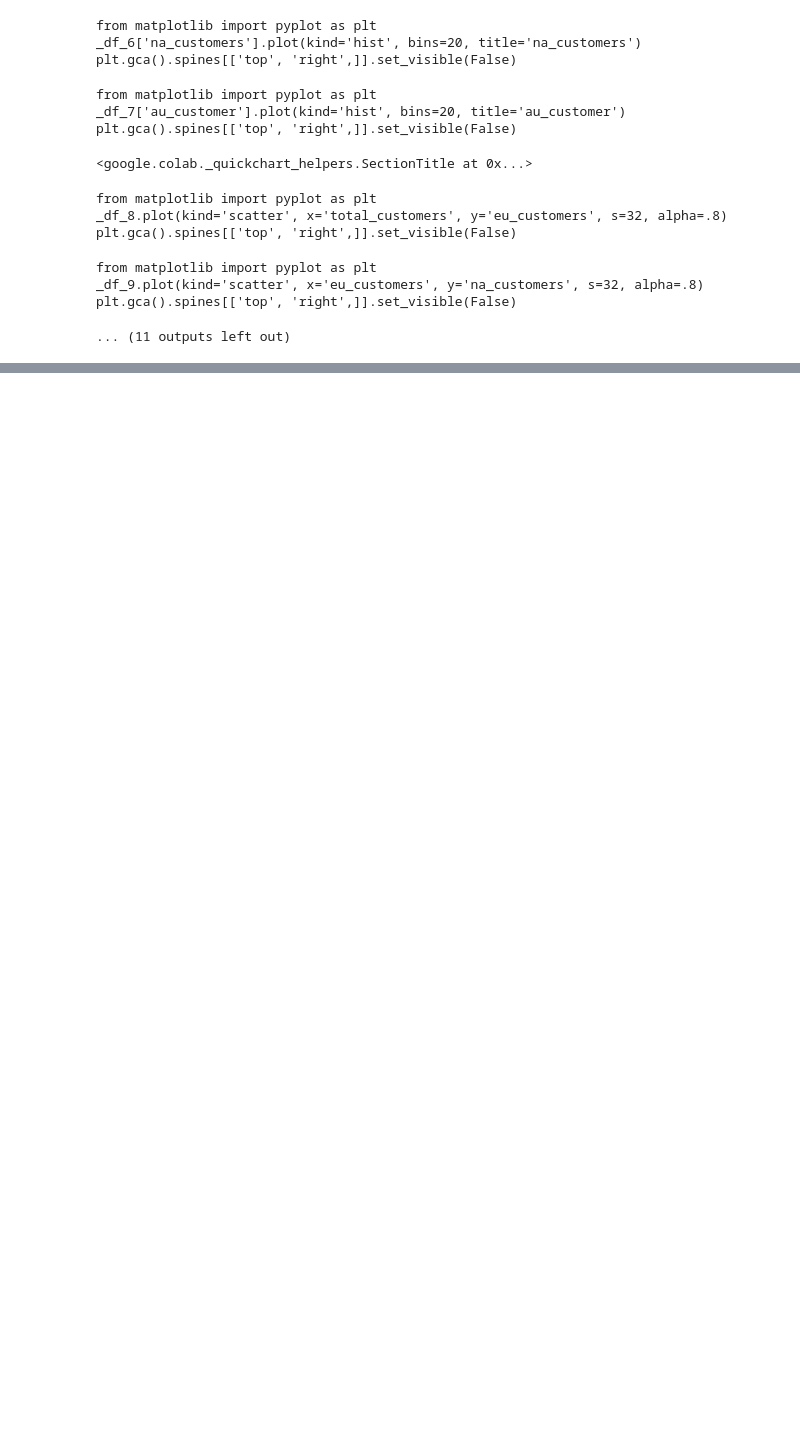
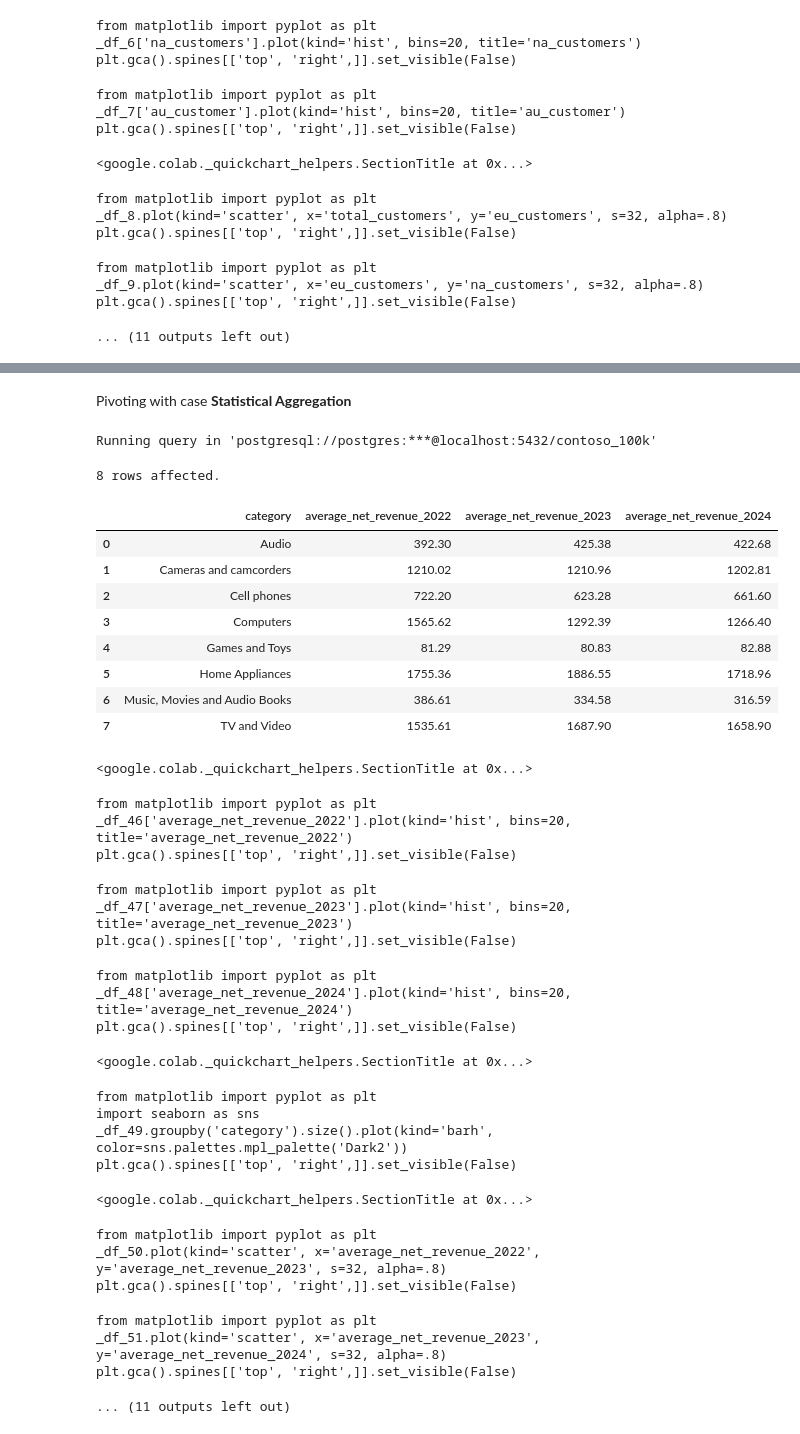
Before and after one commit to Gajimi-hub/SQL-Project, a Jupyter notebook: Resources/Blank_SQL_Notebook.ipynb, the cells around one changed output, grey strips where cells are left out. Saved outputs shown, nothing was run; the diff lists cells and outputs as text; code cells hidden in the pictures; blank space fills up the shorter version.

```diff
--- a/Resources/Blank_SQL_Notebook.ipynb
+++ b/Resources/Blank_SQL_Notebook.ipynb
@@ -478,0 +453,49 @@ plt.gca().spines[['top', 'right',]].set_visible(False)
+# %% [markdown]
+Pivoting with case
+**Statistical Aggregation**
+# %%
+%%sql
+select p.categoryname as category,
+avg(case when s.orderdate between '2022-01-01' and '2022-12-31' then (s.quantity * s.netprice * s.exchangerate) end) as average_net_revenue_2022,
+avg(case when s.orderdate between '2023-01-01' and '2023-12-31' then (s.quantity * s.netprice * s.exchangerate)  end) as average_net_revenue_2023,
+avg(case when s.orderdate between '2024-01-01' and '2024-12-31' then (s.quantity * s.netprice * s.exchangerate) end) as average_net_revenue_2024
+from sales s
+left join product p on s.productkey = p.productkey
+group by p.categoryname
+order by
+p.categoryname
+# %% [output]
+Running query in 'postgresql://postgres:***@localhost:5432/contoso_100k'
+8 rows affected.
+|  | category | average_net_revenue_2022 | average_net_revenue_2023 | average_net_revenue_2024 |
+| 0 | Audio | 392.30 | 425.38 | 422.68 |
+| 1 | Cameras and camcorders | 1210.02 | 1210.96 | 1202.81 |
+| 2 | Cell phones | 722.20 | 623.28 | 661.60 |
+| 3 | Computers | 1565.62 | 1292.39 | 1266.40 |
+| 4 | Games and Toys | 81.29 | 80.83 | 82.88 |
+| 5 | Home Appliances | 1755.36 | 1886.55 | 1718.96 |
+| 6 | Music, Movies and Audio Books | 386.61 | 334.58 | 316.59 |
+| 7 | TV and Video | 1535.61 | 1687.90 | 1658.90 |
+<google.colab._quickchart_helpers.SectionTitle at 0x...>
+from matplotlib import pyplot as plt
+_df_46['average_net_revenue_2022'].plot(kind='hist', bins=20, title='average_net_revenue_2022')
+plt.gca().spines[['top', 'right',]].set_visible(False)
+from matplotlib import pyplot as plt
+_df_47['average_net_revenue_2023'].plot(kind='hist', bins=20, title='average_net_revenue_2023')
+plt.gca().spines[['top', 'right',]].set_visible(False)
+from matplotlib import pyplot as plt
+_df_48['average_net_revenue_2024'].plot(kind='hist', bins=20, title='average_net_revenue_2024')
+plt.gca().spines[['top', 'right',]].set_visible(False)
+<google.colab._quickchart_helpers.SectionTitle at 0x...>
+from matplotlib import pyplot as plt
+import seaborn as sns
+_df_49.groupby('category').size().plot(kind='barh', color=sns.palettes.mpl_palette('Dark2'))
+plt.gca().spines[['top', 'right',]].set_visible(False)
+<google.colab._quickchart_helpers.SectionTitle at 0x...>
+from matplotlib import pyplot as plt
+_df_50.plot(kind='scatter', x='average_net_revenue_2022', y='average_net_revenue_2023', s=32, alpha=.8)
+plt.gca().spines[['top', 'right',]].set_visible(False)
+from matplotlib import pyplot as plt
+_df_51.plot(kind='scatter', x='average_net_revenue_2023', y='average_net_revenue_2024', s=32, alpha=.8)
+plt.gca().spines[['top', 'right',]].set_visible(False)
+... (11 outputs left out)
```
Also changed, not shown: parts of 3 cells of this notebook.
